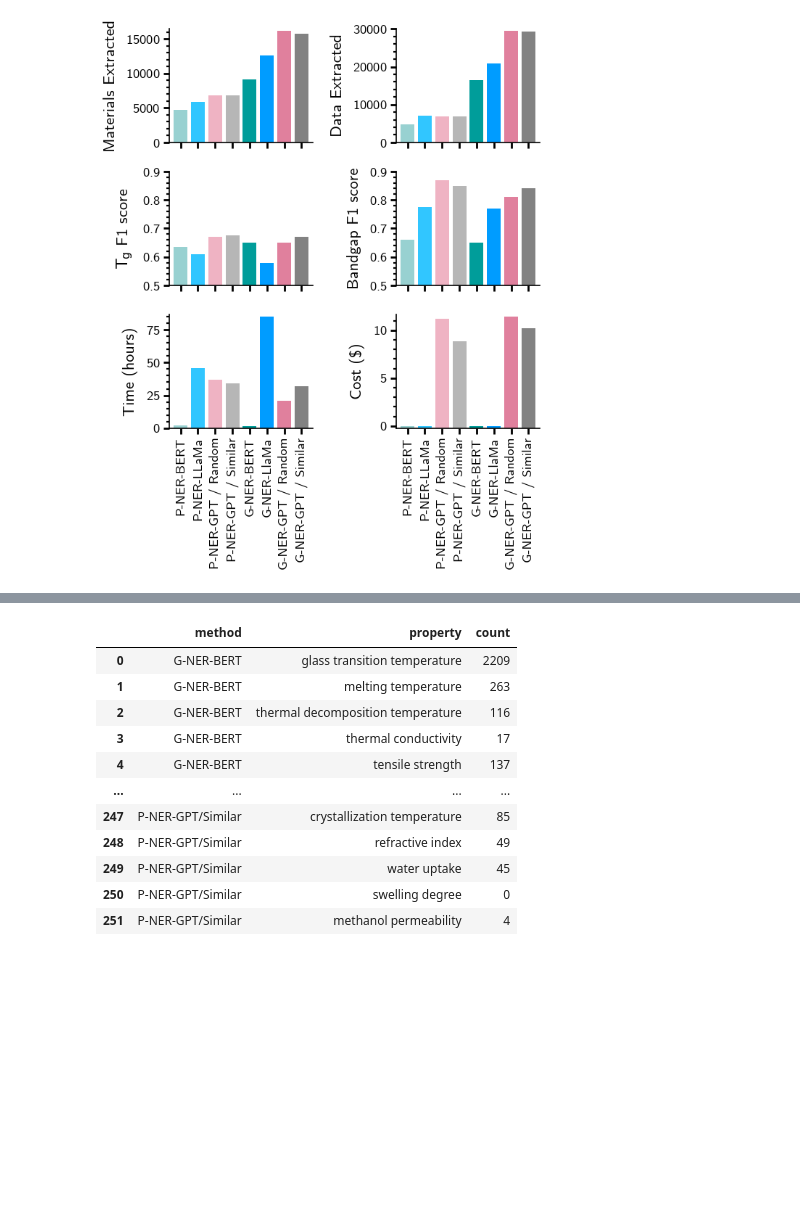
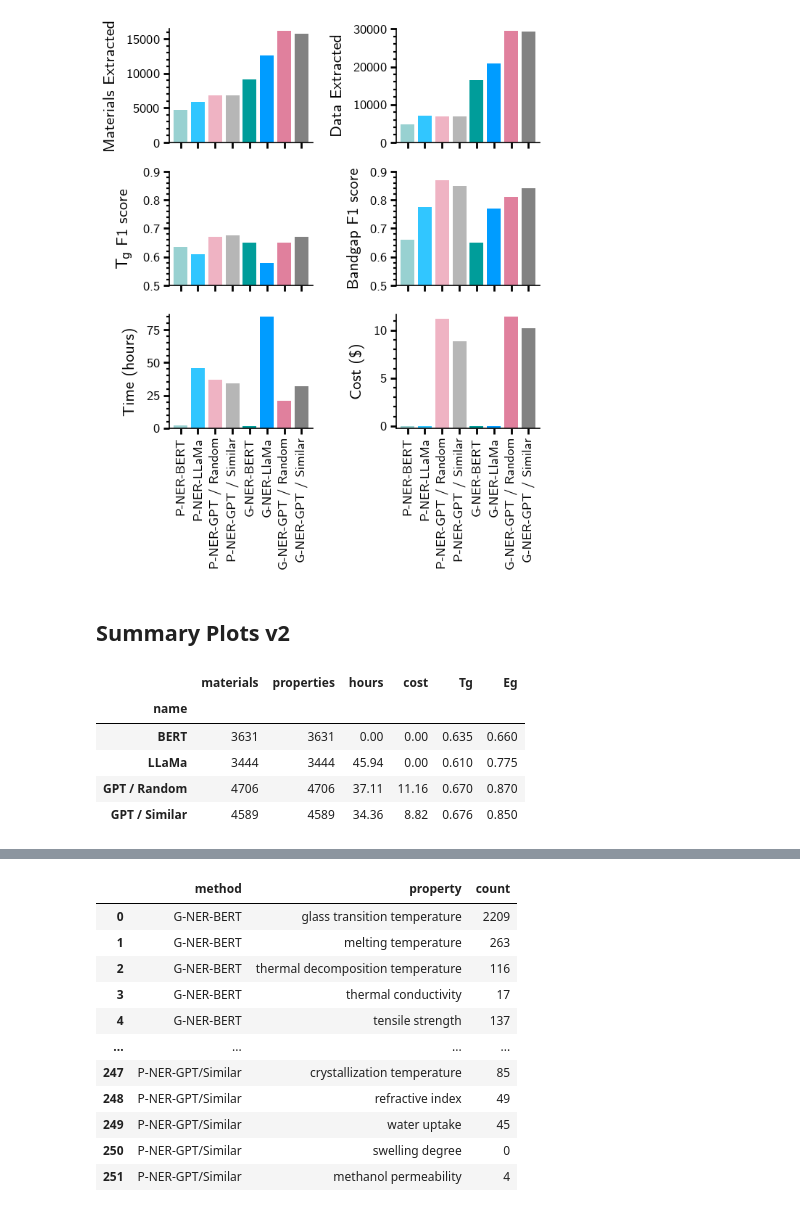
Before and after one commit to Ramprasad-Group/PromptDataExtraction, a Jupyter notebook: notebooks/Analyze-Select-1k.ipynb, the cells around one changed output, grey strips where cells are left out. Saved outputs shown, nothing was run; the diff lists cells and outputs as text; code cells hidden in the pictures; blank space fills up the shorter version.

```diff
--- a/notebooks/Analyze-Select-1k.ipynb
+++ b/notebooks/Analyze-Select-1k.ipynb
@@ -1504,3 +1504,21 @@ plt.savefig("notebooks/Selec1k-Bars.eps")
 plt.show()
 # %% [output]
 [figure]
+# %% [markdown]
+## Summary Plots v2
+# %%
+data = Frame()
+data.add(name='BERT', materials=2367+1264, properties=2367+1264, hours=0.0, cost=0.0, Tg=0.635, Eg=0.66)
+data.add(name='LLaMa', materials=1993+1451, properties=1993+1451, hours=45.94, cost=0.0, Tg=0.61, Eg=0.775)
+data.add(name='GPT / Random', materials=3373+1333, properties=3373+1333, hours=37.11, cost=11.16, Tg=0.67, Eg=0.87)
+data.add(name='GPT / Similar', materials=3442+1147, properties=3442+1147, hours=34.36, cost=8.82, Tg=0.676, Eg=0.85)
+
+metrics = data.df.set_index('name')
+metrics
+# %% [output]
+|  | materials | properties | hours | cost | Tg | Eg |
+| name |  |  |  |  |  |  |
+| BERT | 3631 | 3631 | 0.00 | 0.00 | 0.635 | 0.660 |
+| LLaMa | 3444 | 3444 | 45.94 | 0.00 | 0.610 | 0.775 |
+| GPT / Random | 4706 | 4706 | 37.11 | 11.16 | 0.670 | 0.870 |
+| GPT / Similar | 4589 | 4589 | 34.36 | 8.82 | 0.676 | 0.850 |
```
Also changed, not shown: parts of 2 cells of this notebook.
